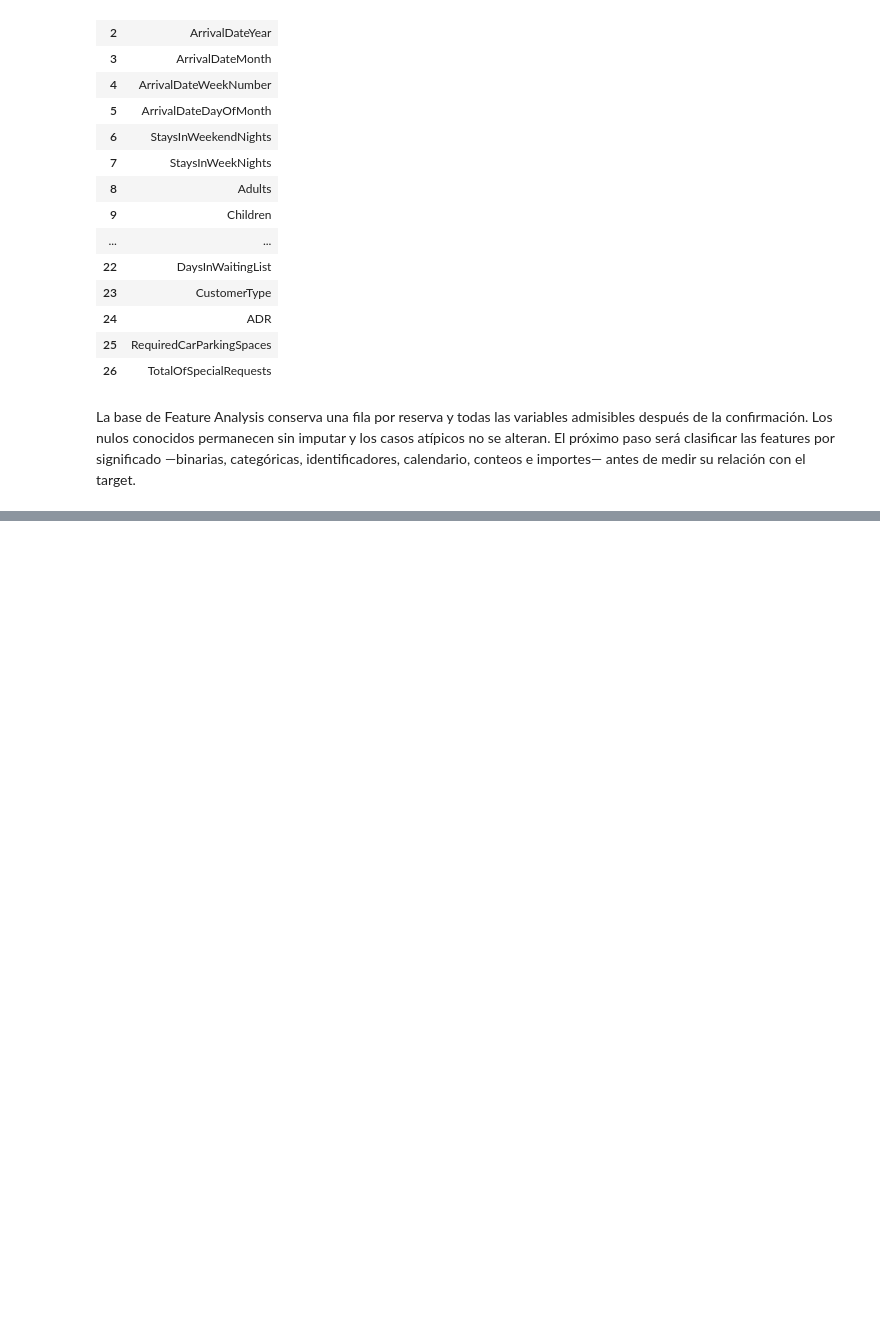
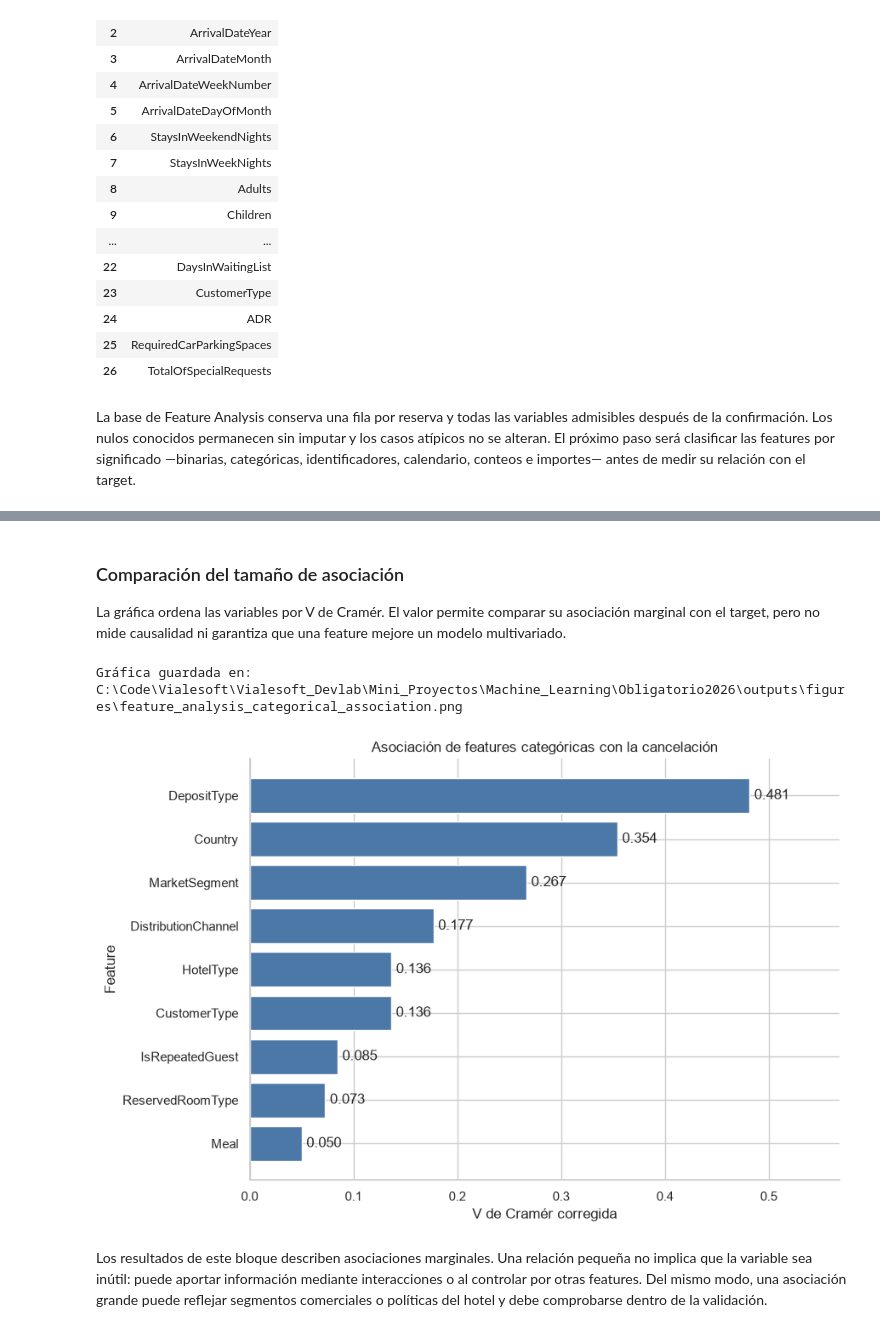
Before and after one commit to Lithium582/Obligatorio2026, a Jupyter notebook: notebooks/03_feature_analysis.ipynb, the cells around one changed output, grey strips where cells are left out. Cells and saved outputs as stored; diff of their text form; code cells hidden in the pictures; blank space fills up the shorter version.

```diff
--- a/notebooks/03_feature_analysis.ipynb
+++ b/notebooks/03_feature_analysis.ipynb
@@ -18,10 +18,14 @@ Se reutilizan las funciones de `src.data` para cargar, integrar y normalizar los
 import sys
 from pathlib import Path
 
+import matplotlib.pyplot as plt
 import numpy as np
 import pandas as pd
+import seaborn as sns
 from IPython.display import display
+from scipy.stats import chi2_contingency
 
+sns.set_theme(style="whitegrid")
 pd.set_option("display.max_columns", None)
 # %%
 def find_project_root(start_path=None):
@@ -209,0 +580,37 @@ La base de Feature Analysis conserva una fila por reserva y todas las variables
+# %% [markdown]
+### Comparación del tamaño de asociación
+
+La gráfica ordena las variables por V de Cramér. El valor permite comparar su asociación marginal con el target, pero no mide causalidad ni garantiza que una feature mejore un modelo multivariado.
+# %%
+plot_data = categorical_association_summary.sort_values("cramers_v")
+figure, axis = plt.subplots(figsize=(9, 6))
+bars = axis.barh(
+    plot_data["feature"],
+    plot_data["cramers_v"],
+    color="#4C78A8",
+)
+axis.bar_label(bars, fmt="%.3f", padding=4)
+axis.set_title("Asociación de features categóricas con la cancelación")
+axis.set_xlabel("V de Cramér corregida")
+axis.set_ylabel("Feature")
+axis.set_xlim(0, max(plot_data["cramers_v"].max() * 1.18, 0.05))
+sns.despine(ax=axis)
+figure.tight_layout()
+
+if PROJECT_ROOT is not None:
+    figures_dir = PROJECT_ROOT / "outputs" / "figures"
+    figures_dir.mkdir(parents=True, exist_ok=True)
+    categorical_association_path = (
+        figures_dir / "feature_analysis_categorical_association.png"
+    )
+    figure.savefig(
+        categorical_association_path, dpi=300, bbox_inches="tight"
+    )
+    print(f"Gráfica guardada en: {categorical_association_path}")
+
+plt.show()
+# %% [output]
+Gráfica guardada en: C:\Code\Vialesoft\Vialesoft_Devlab\Mini_Proyectos\Machine_Learning\Obligatorio2026\outputs\figures\feature_analysis_categorical_association.png
+[figure, added]
+# %% [markdown]
+Los resultados de este bloque describen asociaciones marginales. Una relación pequeña no implica que la variable sea inútil: puede aportar información mediante interacciones o al controlar por otras features. Del mismo modo, una asociación grande puede reflejar segmentos comerciales o políticas del hotel y debe comprobarse dentro de la validación.
```
Also changed, not shown: parts of 14 cells of this notebook, 1 other file.
